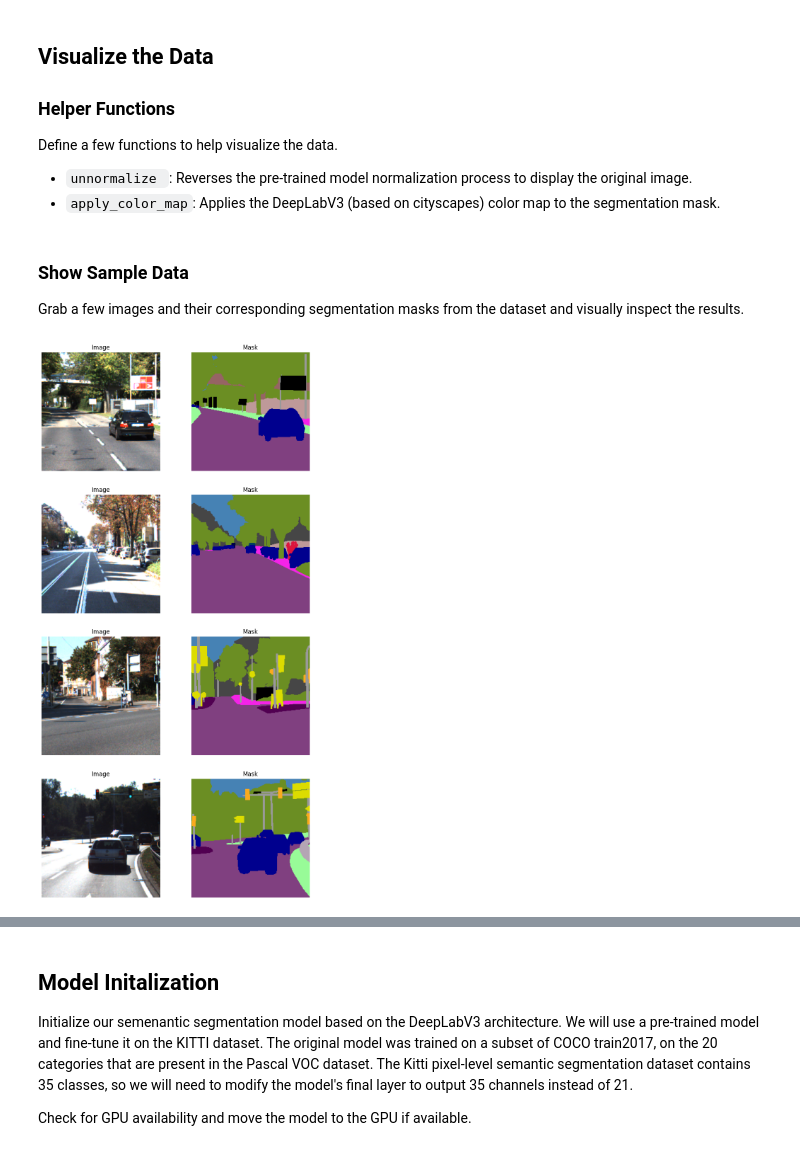
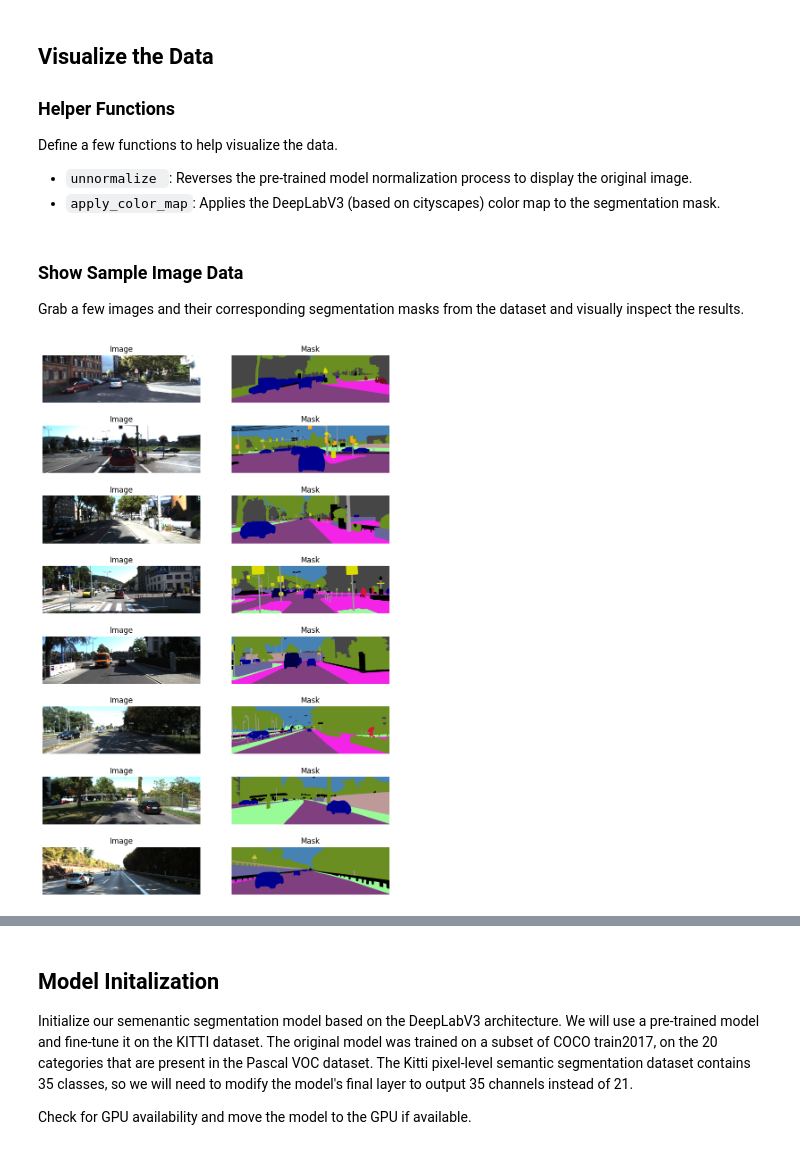
Before and after one commit to chasekunz/semantic-segmentation, a Jupyter notebook: notebooks/semantic-segmentation.ipynb, the cells around one changed output, grey strips where cells are left out. Cells and saved outputs as stored; diff of their text form; code cells hidden in the pictures.

Commit message:
Use full image, train_ids, data introspection

```diff
--- a/notebooks/semantic-segmentation.ipynb
+++ b/notebooks/semantic-segmentation.ipynb
@@ -47,7 +46,9 @@ norm_mean = [0.485, 0.456, 0.406]
 norm_std = [0.229, 0.224, 0.225]
 
 # Load the dataset with transformations
-crop = transforms.CenterCrop((224, 224))
+# crop = transforms.CenterCrop((224, 224))
+crop = transforms.CenterCrop((375, 1241))
+# crop = transforms.CenterCrop((375, 375))
 image_transform = transforms.Compose([
     crop,
     transforms.ToTensor(),
@@ -59,7 +60,9 @@ mask_transform = transforms.Compose([
 ])
 
 # Create a dataset from the training images
-dataset = KITTIDataset(image_transform=image_transform, mask_transform=mask_transform)
+dataset = KITTIDataset(image_transform=image_transform,
+                       mask_transform=mask_transform,
+                       use_train_ids=True)
 
 # Define the proportion of the dataset to be used for training
 train_proportion = 0.8
@@ -70,7 +73,7 @@ validation_size = len(dataset) - train_size
 train_set, validate_set = random_split(dataset, [train_size, validation_size])
 
 # Creating data loaders for the train and validation sets
-BATCH_SIZE = 4
+BATCH_SIZE = 8
 train_loader = DataLoader(train_set, batch_size=BATCH_SIZE, shuffle=True)
 validate_loader = DataLoader(validate_set, batch_size=BATCH_SIZE, shuffle=True)
 # %% [markdown]
@@ -93,42 +96,42 @@ def unnormalize(tensor, mean, std):
     tensor = tensor.cpu().numpy().transpose(1, 2, 0)
     return Image.fromarray(tensor)
 
-# Function to apply color map to the segmentation mask
-def apply_color_map(mask, id_to_color):
+# Function to apply color map to the segmentation mask using trainId
+def apply_color_map(mask, train_id_to_color):
     # Initialize an empty array for the colored mask
     height, width = mask.shape
     colored_mask = np.zeros((height, width, 3), dtype=np.uint8)
 
-    # Map each ID to its corresponding color
-    for id, color in id_to_color.items():
-        colored_mask[mask == id] = color
+    # Map each trainId to its corresponding color
+    for train_id, color in train_id_to_color.items():
+        colored_mask[mask == train_id] = color
 
     return colored_mask
 
-# Creating a dictionary to map label IDs to their colors
-id_to_color = {label.id: label.color for label in labels}
-# Map undefined labels to a default color (black)
-id_to_color[-1] = (0, 0, 0)
+# Creating a dictionary to map trainId to their colors
+train_id_to_color = {label.trainId: label.color for label in labels if label.trainId != 255}
+# Map undefined trainIds (e.g., 255 for 'ignore') to a default color (black)
+train_id_to_color[255] = (0, 0, 0)
 # %% [markdown]
-### Show Sample Data
+### Show Sample Image Data
 Grab a few images and their corresponding segmentation masks from the dataset and visually inspect the results.
 # %%
 # Fetching a batch of images and masks from the dataloader
 batch = next(iter(train_loader))
 images, masks = batch
 
 # Visualizing the images and corresponding masks
-fig, ax = plt.subplots(nrows=4, ncols=2, figsize=(10, 20))
-for i in range(4):
+fig, ax = plt.subplots(nrows=len(images), ncols=2, figsize=(10, 2 * len(images)))
+for i in range(len(images)):
     # Unnormalize and convert to PIL image for display
     unnormalized_img = unnormalize(images[i], mean=norm_mean, std=norm_std)
     ax[i, 0].imshow(unnormalized_img)
-    ax[i, 1].imshow(apply_color_map(masks[i].squeeze(), id_to_color=id_to_color))  # Assuming mask is already a 2D tensor
+    ax[i, 1].imshow(apply_color_map(masks[i].squeeze(), train_id_to_color))  # Use the updated train_id_to_color dictionary
     ax[i, 0].set_title("Image")
     ax[i, 1].set_title("Mask")
     ax[i, 0].axis("off")
     ax[i, 1].axis("off")
 
 plt.show()
 # %% [output]
-[figure, old version]
+[figure, new version]
```
Also changed, not shown: parts of 8 cells of this notebook, 2 other files.
